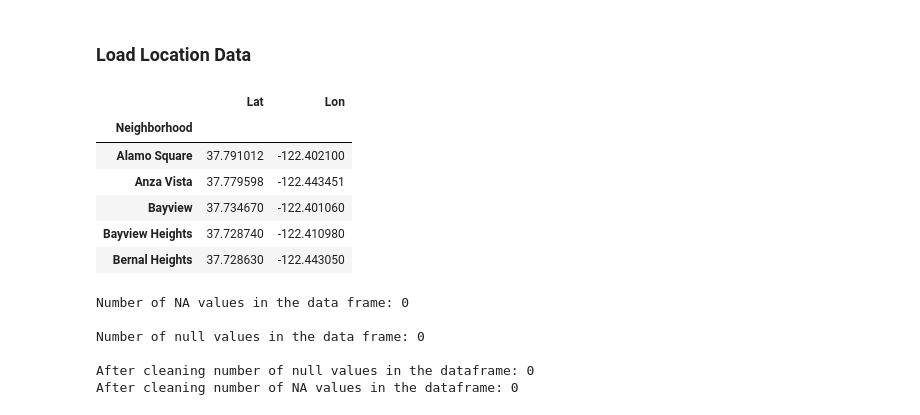
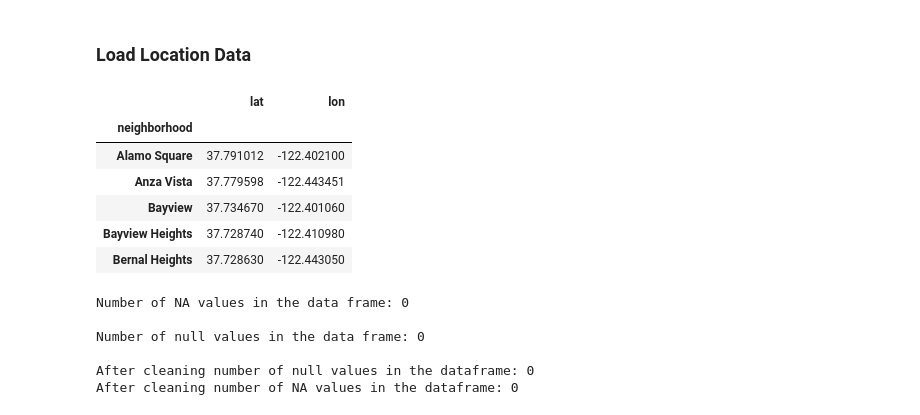
Before and after one commit to Antharithm/PyViz, a Jupyter notebook: 06-PyViz/Instructions/Starter_Code/rental_analysis.ipynb, the cells around one changed output. Saved outputs shown, nothing was run; the diff lists cells and outputs as text; code cells hidden in the pictures.

```diff
--- a/06-PyViz/Instructions/Starter_Code/rental_analysis.ipynb
+++ b/06-PyViz/Instructions/Starter_Code/rental_analysis.ipynb
@@ -279,11 +289,15 @@ In this section, you will read in neighborhoods location data and build an inter
 # %%
 # Read the coordinate data into a Pandas DataFrame
 file_path = Path("Data/neighborhoods_coordinates.csv")
-coordinate_data = pd.read_csv(file_path, index_col= "Neighborhood")
-coordinate_data.head()
+#coordinate_data = pd.read_csv(file_path, index_col= "Neighborhood")
+
+coordinate_data_df = pd.read_csv(file_path)
+coordinate_data_df.columns = ["neighborhood", "lat", "lon"]
+coordinate_data_df = coordinate_data_df.set_index("neighborhood")
+coordinate_data_df.head()
 # %% [output]
-|  | Lat | Lon |
-| Neighborhood |  |  |
+|  | lat | lon |
+| neighborhood |  |  |
 | Alamo Square | 37.791012 | -122.402100 |
 | Anza Vista | 37.779598 | -122.443451 |
 | Bayview | 37.734670 | -122.401060 |
```
Also changed, not shown: parts of 6 cells of this notebook.
